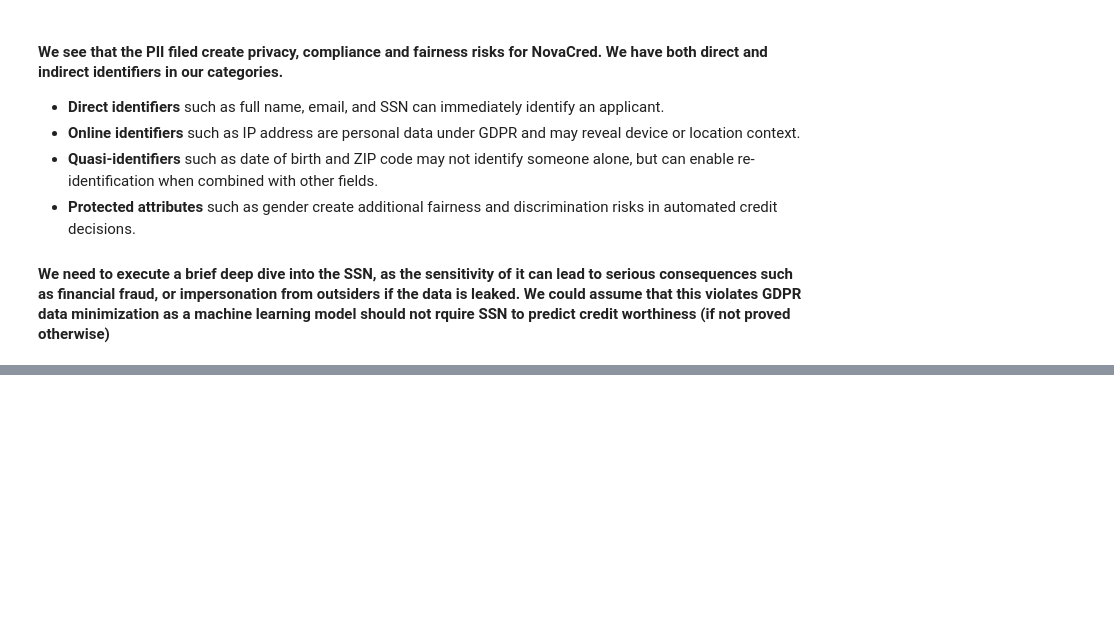
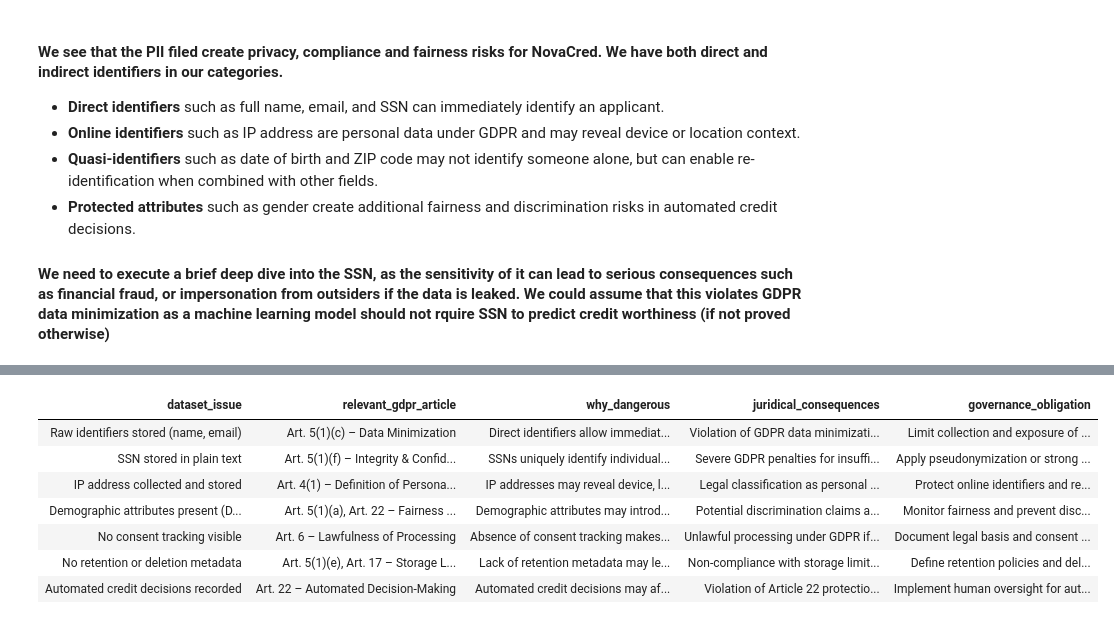
Before and after one commit to jmroque7/dego-project-team-14-TXB, a Jupyter notebook: Notebooks/03-privacy-demo.ipynb, the cells around one changed output, grey strips where cells are left out. Drawn from its saved outputs; the diff is of its cells as text; code cells hidden in the pictures; blank space fills up the shorter version.

```diff
--- a/Notebooks/03-privacy-demo.ipynb
+++ b/Notebooks/03-privacy-demo.ipynb
@@ -247,0 +250,96 @@ pii_summary
+# %%
+# --- GDPR mapping and governance risk analysis (readable display) ---
+
+from IPython.display import display, HTML
+
+# Make long text fully visible in Jupyter
+pd.set_option("display.max_colwidth", None)
+pd.set_option("display.width", None)
+
+gdpr_mapping = pd.DataFrame({
+    "dataset_issue": [
+        "Raw identifiers stored (name, email)",
+        "SSN stored in plain text",
+        "IP address collected and stored",
+        "Demographic attributes present (DOB, gender)",
+        "No consent tracking visible",
+        "No retention or deletion metadata",
+        "Automated credit decisions recorded"
+    ],
+
+    "relevant_gdpr_article": [
+        "Art. 5(1)(c) – Data Minimization",
+        "Art. 5(1)(f) – Integrity & Confidentiality",
+        "Art. 4(1) – Definition of Personal Data",
+        "Art. 5(1)(a), Art. 22 – Fairness & Automated Decisions",
+        "Art. 6 – Lawfulness of Processing",
+        "Art. 5(1)(e), Art. 17 – Storage Limitation & Right to Erasure",
+        "Art. 22 – Automated Decision-Making"
+    ],
+
+    "why_dangerous": [
+        "Direct identifiers allow immediate identification of individuals.",
+        "SSNs uniquely identify individuals and are highly sensitive national identifiers.",
+        "IP addresses may reveal device, location, or behavioral patterns.",
+        "Demographic attributes may introduce discrimination risks in credit decisions.",
+        "Absence of consent tracking makes the legal basis of processing unclear.",
+        "Lack of retention metadata may lead to indefinite storage of personal data.",
+        "Automated credit decisions may affect individuals without meaningful human review."
+    ],
+
+    "juridical_consequences": [
+        "Violation of GDPR data minimization principles and possible regulatory investigation.",
+        "Severe GDPR penalties for insufficient protection of sensitive personal identifiers.",
+        "Legal classification as personal data requiring appropriate security safeguards.",
+        "Potential discrimination claims and regulatory scrutiny of algorithmic fairness.",
+        "Unlawful processing under GDPR if no valid legal basis is documented.",
+        "Non-compliance with storage limitation and right-to-erasure obligations.",
+        "Violation of Article 22 protections regarding automated decision-making."
+    ],
+
+    "governance_obligation": [
+        "Limit collection and exposure of direct identifiers.",
+        "Apply pseudonymization or strong encryption controls.",
+        "Protect online identifiers and restrict access.",
+        "Monitor fairness and prevent discriminatory outcomes.",
+        "Document legal basis and consent mechanisms.",
+        "Define retention policies and deletion mechanisms.",
+        "Implement human oversight for automated decisions."
+    ]
+})
+
+# Display as styled HTML table with wrapped text
+display(
+    HTML(
+        gdpr_mapping.to_html(index=False).replace(
+            '<table border="1" class="dataframe">',
+            '<table border="1" class="dataframe" style="width:100%; table-layout:fixed; border-collapse:collapse;">'
+        )
+    )
+)
+
+# Apply notebook-level CSS for readability
+display(HTML("""
+<style>
+table.dataframe td, table.dataframe th {
+    white-space: normal !important;
+    word-wrap: break-word;
+    text-align: left !important;
+    vertical-align: top;
+    padding: 8px;
+}
+table.dataframe th {
+    background-color: #EAF2F8;
+    font-weight: bold;
+}
+</style>
+"""))
+# %% [output]
+| dataset_issue | relevant_gdpr_article | why_dangerous | juridical_consequences | governance_obligation |
+| Raw identifiers stored (name, email) | Art. 5(1)(c) – Data Minimization | Direct identifiers allow immediat... | Violation of GDPR data minimizati... | Limit collection and exposure of ... |
+| SSN stored in plain text | Art. 5(1)(f) – Integrity & Confid... | SSNs uniquely identify individual... | Severe GDPR penalties for insuffi... | Apply pseudonymization or strong ... |
+| IP address collected and stored | Art. 4(1) – Definition of Persona... | IP addresses may reveal device, l... | Legal classification as personal ... | Protect online identifiers and re... |
+| Demographic attributes present (D... | Art. 5(1)(a), Art. 22 – Fairness ... | Demographic attributes may introd... | Potential discrimination claims a... | Monitor fairness and prevent disc... |
+| No consent tracking visible | Art. 6 – Lawfulness of Processing | Absence of consent tracking makes... | Unlawful processing under GDPR if... | Document legal basis and consent ... |
+| No retention or deletion metadata | Art. 5(1)(e), Art. 17 – Storage L... | Lack of retention metadata may le... | Non-compliance with storage limit... | Define retention policies and del... |
+| Automated credit decisions recorded | Art. 22 – Automated Decision-Making | Automated credit decisions may af... | Violation of Article 22 protectio... | Implement human oversight for aut... |
```
Also changed, not shown: parts of 7 cells of this notebook.
